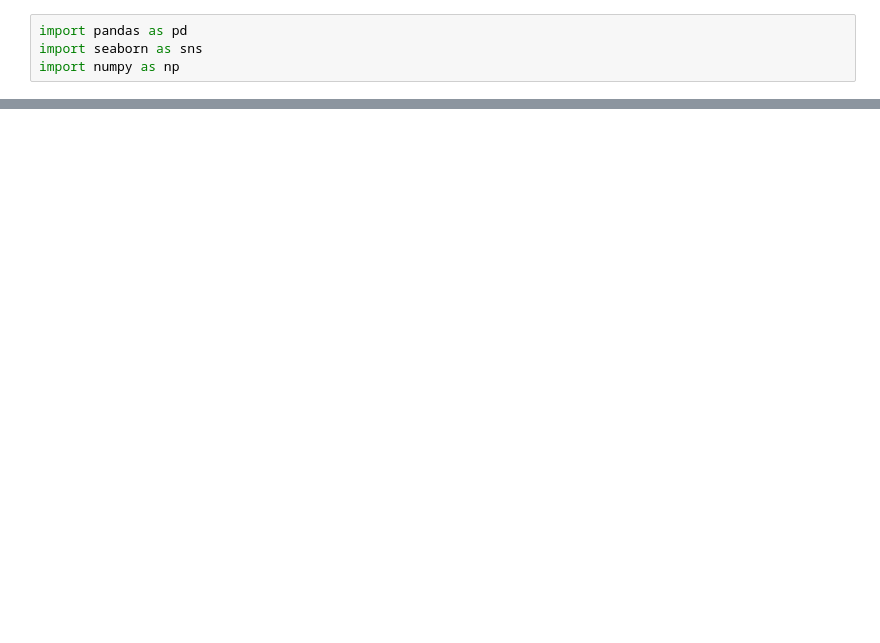
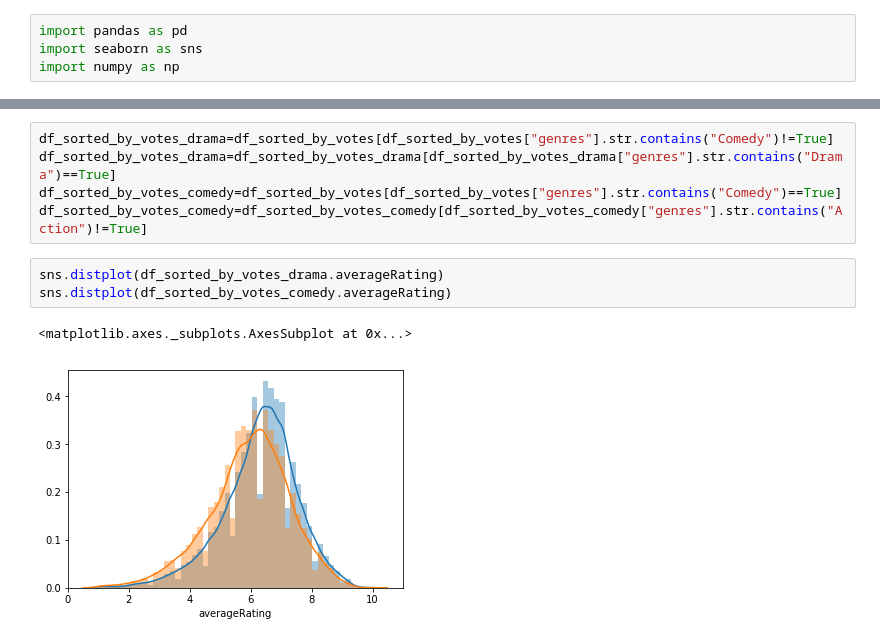
Before and after one commit to Greg-S-12/movies_project3, a Jupyter notebook: Data_Cleaning.ipynb, the cells around one changed output, grey strips where cells are left out. Cells and saved outputs as stored; diff of their text form; blank space fills up the shorter version.

```diff
--- a/Data_Cleaning.ipynb
+++ b/Data_Cleaning.ipynb
@@ -52,0 +102,11 @@ TypeError: '>' not supported between instances of 'int' and 'str'
+# %%
+df_sorted_by_votes_drama=df_sorted_by_votes[df_sorted_by_votes["genres"].str.contains("Comedy")!=True]
+df_sorted_by_votes_drama=df_sorted_by_votes_drama[df_sorted_by_votes_drama["genres"].str.contains("Drama")==True]
+df_sorted_by_votes_comedy=df_sorted_by_votes[df_sorted_by_votes["genres"].str.contains("Comedy")==True]
+df_sorted_by_votes_comedy=df_sorted_by_votes_comedy[df_sorted_by_votes_comedy["genres"].str.contains("Action")!=True]
+# %%
+sns.distplot(df_sorted_by_votes_drama.averageRating)
+sns.distplot(df_sorted_by_votes_comedy.averageRating)
+# %% [output]
+<matplotlib.axes._subplots.AxesSubplot at 0x...>
+[figure, added]
```
Also changed, not shown: parts of 18 cells of this notebook, 6 other files.
